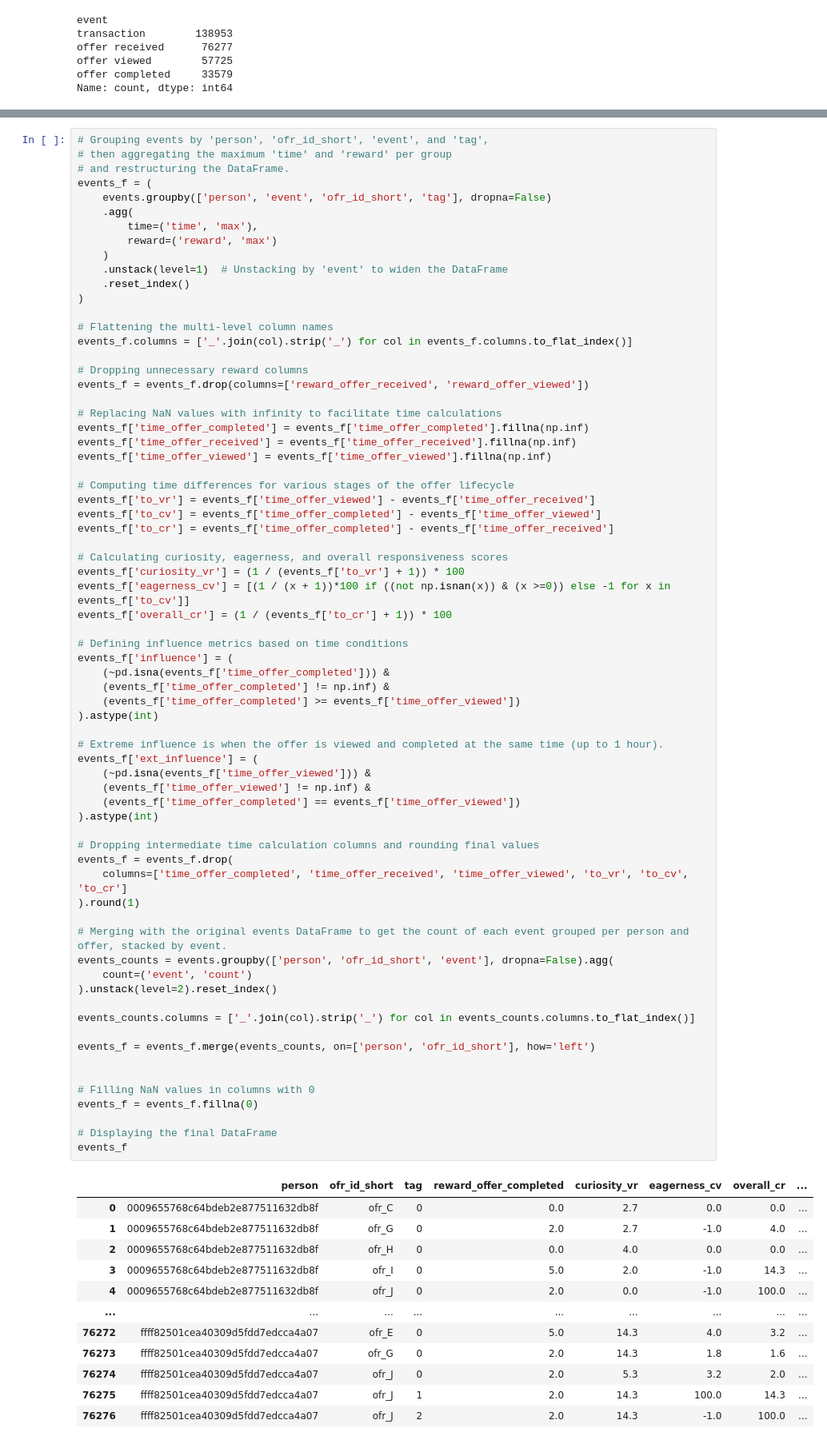
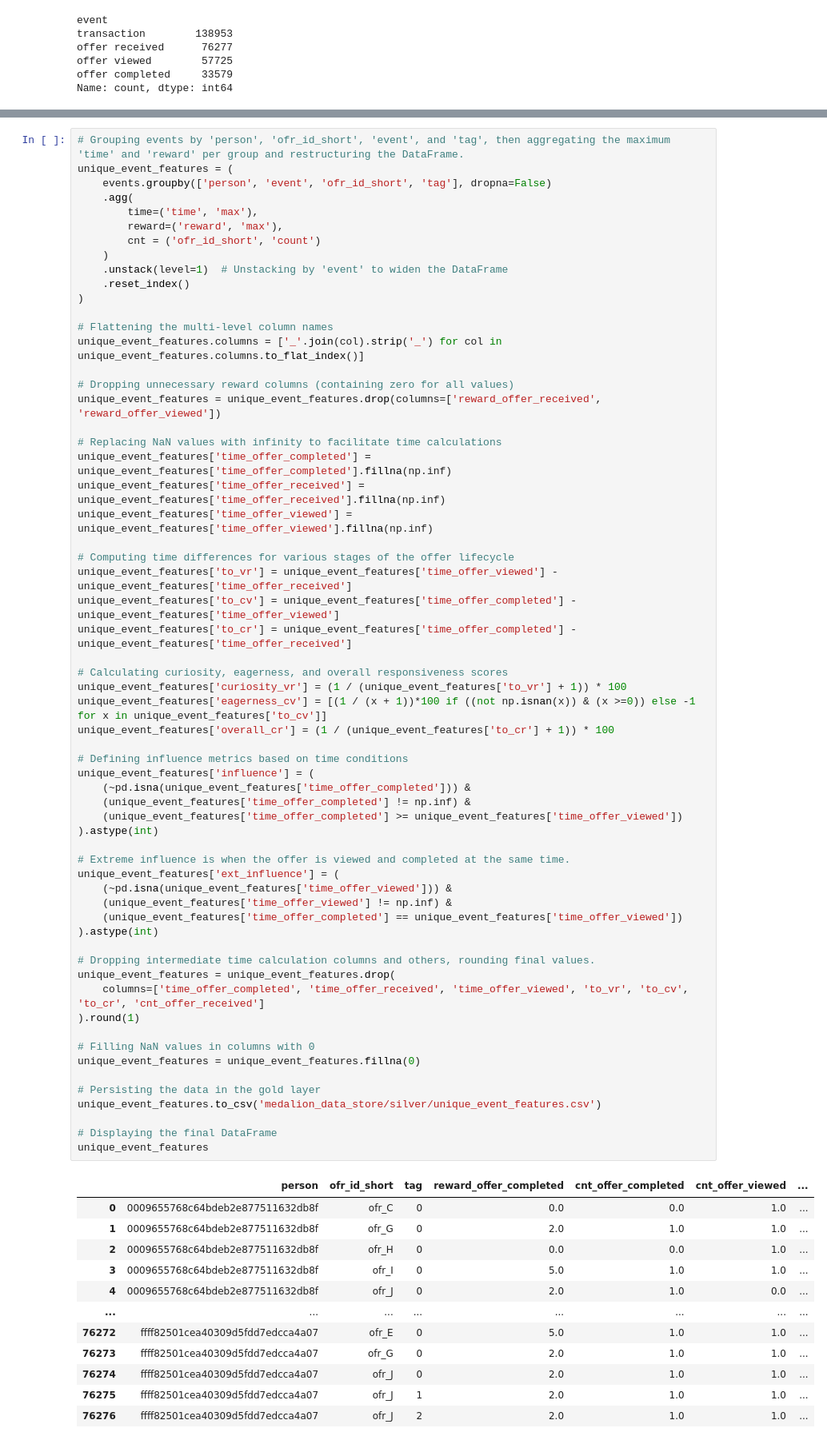
Before and after one commit to Niltonjuniorphd/Starbucks_project, a Jupyter notebook: Starbucks_Capstone_notebook_personal.ipynb, the cells around one changed output, grey strips where cells are left out. Shown: that part at 80% size. Cells and saved outputs as stored; diff of their text form.

```diff
--- a/Starbucks_Capstone_notebook_personal.ipynb
+++ b/Starbucks_Capstone_notebook_personal.ipynb
@@ -470,82 +734,74 @@ Key features quantify user responsiveness:
 # %%
-# Grouping events by 'person', 'ofr_id_short', 'event', and 'tag',
-# then aggregating the maximum 'time' and 'reward' per group
-# and restructuring the DataFrame.
-events_f = (
+# Grouping events by 'person', 'ofr_id_short', 'event', and 'tag', then aggregating the maximum 'time' and 'reward' per group and restructuring the DataFrame.
+unique_event_features = (
     events.groupby(['person', 'event', 'ofr_id_short', 'tag'], dropna=False)
     .agg(
         time=('time', 'max'),
-        reward=('reward', 'max')
+        reward=('reward', 'max'),
+        cnt = ('ofr_id_short', 'count')
     )
     .unstack(level=1)  # Unstacking by 'event' to widen the DataFrame
     .reset_index()
 )
 
 # Flattening the multi-level column names
-events_f.columns = ['_'.join(col).strip('_') for col in events_f.columns.to_flat_index()]
+unique_event_features.columns = ['_'.join(col).strip('_') for col in unique_event_features.columns.to_flat_index()]
 
-# Dropping unnecessary reward columns
-events_f = events_f.drop(columns=['reward_offer_received', 'reward_offer_viewed'])
+# Dropping unnecessary reward columns (containing zero for all values)
+unique_event_features = unique_event_features.drop(columns=['reward_offer_received', 'reward_offer_viewed'])
 
 # Replacing NaN values with infinity to facilitate time calculations
-events_f['time_offer_completed'] = events_f['time_offer_completed'].fillna(np.inf)
-events_f['time_offer_received'] = events_f['time_offer_received'].fillna(np.inf)
-events_f['time_offer_viewed'] = events_f['time_offer_viewed'].fillna(np.inf)
+unique_event_features['time_offer_completed'] = unique_event_features['time_offer_completed'].fillna(np.inf)
+unique_event_features['time_offer_received'] = unique_event_features['time_offer_received'].fillna(np.inf)
+unique_event_features['time_offer_viewed'] = unique_event_features['time_offer_viewed'].fillna(np.inf)
 
 # Computing time differences for various stages of the offer lifecycle
-events_f['to_vr'] = events_f['time_offer_viewed'] - events_f['time_offer_received']
-events_f['to_cv'] = events_f['time_offer_completed'] - events_f['time_offer_viewed']
-events_f['to_cr'] = events_f['time_offer_completed'] - events_f['time_offer_received']
+unique_event_features['to_vr'] = unique_event_features['time_offer_viewed'] - unique_event_features['time_offer_received']
+unique_event_features['to_cv'] = unique_event_features['time_offer_completed'] - unique_event_features['time_offer_viewed']
+unique_event_features['to_cr'] = unique_event_features['time_offer_completed'] - unique_event_features['time_offer_received']
 
 # Calculating curiosity, eagerness, and overall responsiveness scores
-events_f['curiosity_vr'] = (1 / (events_f['to_vr'] + 1)) * 100
-events_f['eagerness_cv'] = [(1 / (x + 1))*100 if ((not np.isnan(x)) & (x >=0)) else -1 for x in events_f['to_cv']]
-events_f['overall_cr'] = (1 / (events_f['to_cr'] + 1)) * 100
+unique_event_features['curiosity_vr'] = (1 / (unique_event_features['to_vr'] + 1)) * 100
+unique_event_features['eagerness_cv'] = [(1 / (x + 1))*100 if ((not np.isnan(x)) & (x >=0)) else -1 for x in unique_event_features['to_cv']]
+unique_event_features['overall_cr'] = (1 / (unique_event_features['to_cr'] + 1)) * 100
 
 # Defining influence metrics based on time conditions
-events_f['influence'] = (
-    (~pd.isna(events_f['time_offer_completed'])) &
-    (events_f['time_offer_completed'] != np.inf) &
-    (events_f['time_offer_completed'] >= events_f['time_offer_viewed'])
+unique_event_features['influence'] = (
+    (~pd.isna(unique_event_features['time_offer_completed'])) &
+    (unique_event_features['time_offer_completed'] != np.inf) &
+    (unique_event_features['time_offer_completed'] >= unique_event_features['time_offer_viewed'])
 ).astype(int)
 
-# Extreme influence is when the offer is viewed and completed at the same time (up to 1 hour).
-events_f['ext_influence'] = (
-    (~pd.isna(events_f['time_offer_viewed'])) &
-    (events_f['time_offer_viewed'] != np.inf) &
-    (events_f['time_offer_completed'] == events_f['time_offer_viewed'])
+# Extreme influence is when the offer is viewed and completed at the same time.
+unique_event_features['ext_influence'] = (
+    (~pd.isna(unique_event_features['time_offer_viewed'])) &
+    (unique_event_features['time_offer_viewed'] != np.inf) &
+    (unique_event_features['time_offer_completed'] == unique_event_features['time_offer_viewed'])
 ).astype(int)
 
-# Dropping intermediate time calculation columns and rounding final values
-events_f = events_f.drop(
-    columns=['time_offer_completed', 'time_offer_received', 'time_offer_viewed', 'to_vr', 'to_cv', 'to_cr']
+# Dropping intermediate time calculation columns and others, rounding final values.
+unique_event_features = unique_event_features.drop(
+    columns=['time_offer_completed', 'time_offer_received', 'time_offer_viewed', 'to_vr', 'to_cv', 'to_cr', 'cnt_offer_received']
 ).round(1)
 
-# Merging with the original events DataFrame to get the count of each event grouped per person and offer, stacked by event.
-events_counts = events.groupby(['person', 'ofr_id_short', 'event'], dropna=False).agg(
-    count=('event', 'count')
-).unstack(level=2).reset_index()
+# Filling NaN values in columns with 0
+unique_event_features = unique_event_features.fillna(0)
 
-events_counts.columns = ['_'.join(col).strip('_') for col in events_counts.columns.to_flat_index()]
-
-events_f = events_f.merge(events_counts, on=['person', 'ofr_id_short'], how='left')
-
-
-# Filling NaN values in columns with 0
-events_f = events_f.fillna(0)
+# Persisting the data in the gold layer
+unique_event_features.to_csv('medalion_data_store/silver/unique_event_features.csv')
 
 # Displaying the final DataFrame
-events_f
+unique_event_features
 # %% [output]
-|  | person | ofr_id_short | tag | reward_offer_completed | curiosity_vr | eagerness_cv | overall_cr | ... |
-| 0 | 0009655768c64bdeb2e877511632db8f | ofr_C | 0 | 0.0 | 2.7 | 0.0 | 0.0 | ... |
-| 1 | 0009655768c64bdeb2e877511632db8f | ofr_G | 0 | 2.0 | 2.7 | -1.0 | 4.0 | ... |
-| 2 | 0009655768c64bdeb2e877511632db8f | ofr_H | 0 | 0.0 | 4.0 | 0.0 | 0.0 | ... |
-| 3 | 0009655768c64bdeb2e877511632db8f | ofr_I | 0 | 5.0 | 2.0 | -1.0 | 14.3 | ... |
-| 4 | 0009655768c64bdeb2e877511632db8f | ofr_J | 0 | 2.0 | 0.0 | -1.0 | 100.0 | ... |
-| ... | ... | ... | ... | ... | ... | ... | ... | ... |
-| 76272 | ffff82501cea40309d5fdd7edcca4a07 | ofr_E | 0 | 5.0 | 14.3 | 4.0 | 3.2 | ... |
-| 76273 | ffff82501cea40309d5fdd7edcca4a07 | ofr_G | 0 | 2.0 | 14.3 | 1.8 | 1.6 | ... |
-| 76274 | ffff82501cea40309d5fdd7edcca4a07 | ofr_J | 0 | 2.0 | 5.3 | 3.2 | 2.0 | ... |
-| 76275 | ffff82501cea40309d5fdd7edcca4a07 | ofr_J | 1 | 2.0 | 14.3 | 100.0 | 14.3 | ... |
-| 76276 | ffff82501cea40309d5fdd7edcca4a07 | ofr_J | 2 | 2.0 | 14.3 | -1.0 | 100.0 | ... |
+|  | person | ofr_id_short | tag | reward_offer_completed | cnt_offer_completed | cnt_offer_viewed | ... |
+| 0 | 0009655768c64bdeb2e877511632db8f | ofr_C | 0 | 0.0 | 0.0 | 1.0 | ... |
+| 1 | 0009655768c64bdeb2e877511632db8f | ofr_G | 0 | 2.0 | 1.0 | 1.0 | ... |
+| 2 | 0009655768c64bdeb2e877511632db8f | ofr_H | 0 | 0.0 | 0.0 | 1.0 | ... |
+| 3 | 0009655768c64bdeb2e877511632db8f | ofr_I | 0 | 5.0 | 1.0 | 1.0 | ... |
+| 4 | 0009655768c64bdeb2e877511632db8f | ofr_J | 0 | 2.0 | 1.0 | 0.0 | ... |
+| ... | ... | ... | ... | ... | ... | ... | ... |
+| 76272 | ffff82501cea40309d5fdd7edcca4a07 | ofr_E | 0 | 5.0 | 1.0 | 1.0 | ... |
+| 76273 | ffff82501cea40309d5fdd7edcca4a07 | ofr_G | 0 | 2.0 | 1.0 | 1.0 | ... |
+| 76274 | ffff82501cea40309d5fdd7edcca4a07 | ofr_J | 0 | 2.0 | 1.0 | 1.0 | ... |
+| 76275 | ffff82501cea40309d5fdd7edcca4a07 | ofr_J | 1 | 2.0 | 1.0 | 1.0 | ... |
+| 76276 | ffff82501cea40309d5fdd7edcca4a07 | ofr_J | 2 | 2.0 | 1.0 | 1.0 | ... |
```
Also changed, not shown: parts of 61 cells of this notebook, 12 other files.
